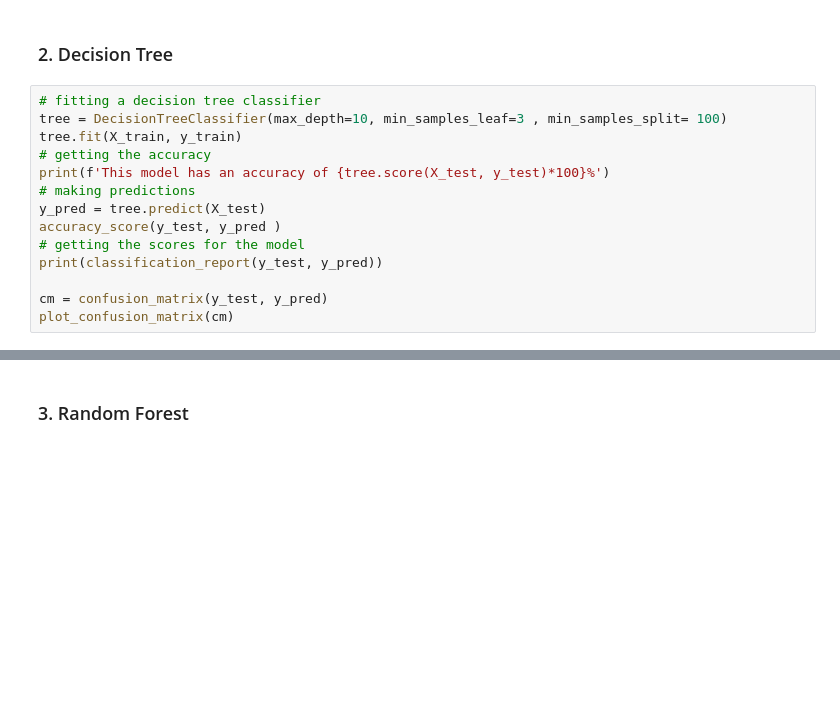
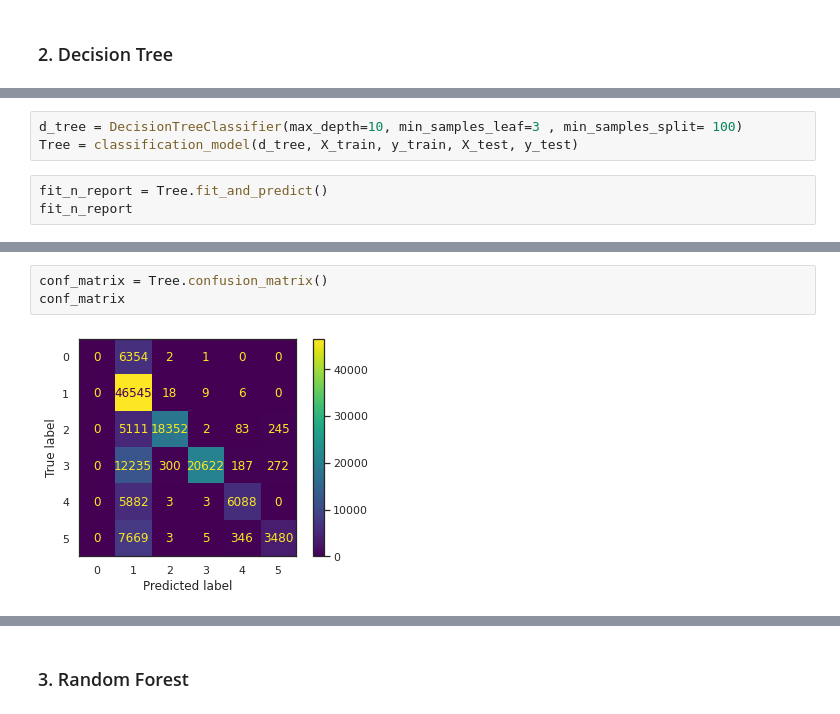
Before and after one commit to faithmaks/socialmedia-customer-service, a Jupyter notebook: Tweets_API.ipynb, the cells around one changed output, grey strips where cells are left out. Cells and saved outputs as stored; diff of their text form; blank space fills up the shorter version.

```diff
--- a/Tweets_API.ipynb
+++ b/Tweets_API.ipynb
@@ -642,16 +701,2 @@ plot_confusion_matrix(cm)
 # %% [markdown]
 ### 2. Decision Tree
-# %%
-# fitting a decision tree classifier
-tree = DecisionTreeClassifier(max_depth=10, min_samples_leaf=3 , min_samples_split= 100)
-tree.fit(X_train, y_train)
-# getting the accuracy
-print(f'This model has an accuracy of {tree.score(X_test, y_test)*100}%')
-# making predictions
-y_pred = tree.predict(X_test)
-accuracy_score(y_test, y_pred )
-# getting the scores for the model
-print(classification_report(y_test, y_pred))
-
-cm = confusion_matrix(y_test, y_pred)
-plot_confusion_matrix(cm)
@@ -674,0 +703,6 @@ cm= confusion_matrix(y_test, y_pred)
+# %%
+d_tree = DecisionTreeClassifier(max_depth=10, min_samples_leaf=3 , min_samples_split= 100)
+Tree = classification_model(d_tree, X_train, y_train, X_test, y_test)
+# %%
+fit_n_report = Tree.fit_and_predict()
+fit_n_report
@@ -674,0 +722,5 @@ cm= confusion_matrix(y_test, y_pred)
+# %%
+conf_matrix = Tree.confusion_matrix()
+conf_matrix
+# %% [output]
+[figure, added]
```
Also changed, not shown: parts of 63 cells of this notebook.
